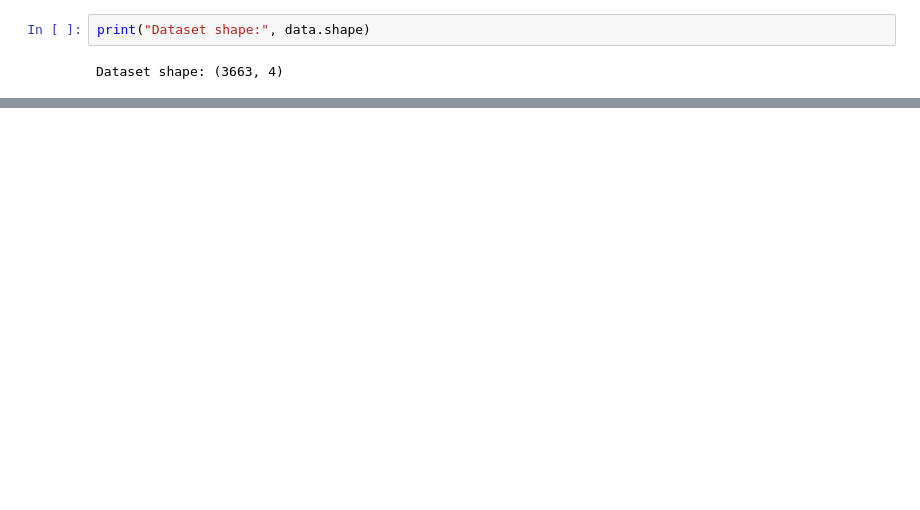
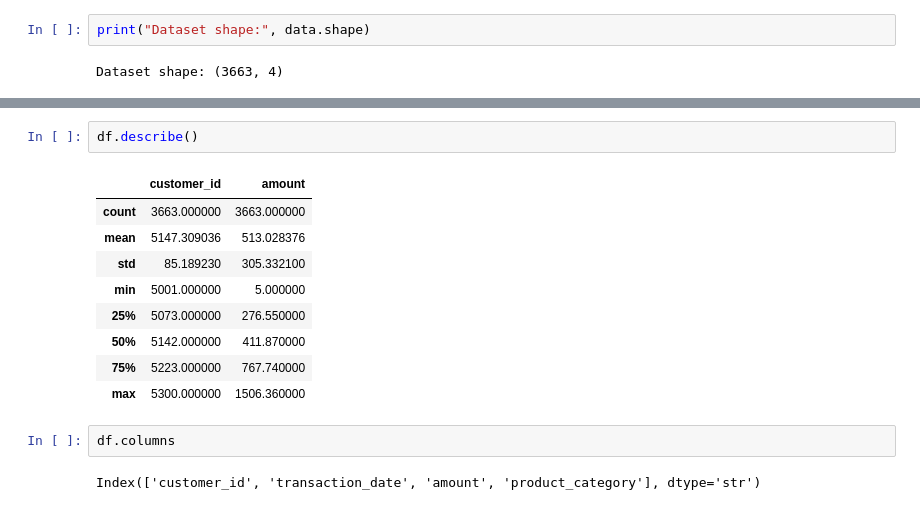
Before and after one commit to HozaifaMoustafa/arabian-ai-training, a Jupyter notebook: submissions/a3-tue-sat/a3-g03/01-ml-project/a3-g03_01-ml-project.ipynb, the cells around one changed output, grey strips where cells are left out. Cells and saved outputs as stored; diff of their text form; blank space fills up the shorter version.

```diff
--- a/submissions/a3-tue-sat/a3-g03/01-ml-project/a3-g03_01-ml-project.ipynb
+++ b/submissions/a3-tue-sat/a3-g03/01-ml-project/a3-g03_01-ml-project.ipynb
@@ -54,0 +69,16 @@ Dataset shape: (3663, 4)
+# %%
+df.describe()
+# %% [output]
+|  | customer_id | amount |
+| count | 3663.000000 | 3663.000000 |
+| mean | 5147.309036 | 513.028376 |
+| std | 85.189230 | 305.332100 |
+| min | 5001.000000 | 5.000000 |
+| 25% | 5073.000000 | 276.550000 |
+| 50% | 5142.000000 | 411.870000 |
+| 75% | 5223.000000 | 767.740000 |
+| max | 5300.000000 | 1506.360000 |
+# %%
+df.columns
+# %% [output]
+Index(['customer_id', 'transaction_date', 'amount', 'product_category'], dtype='str')
```
Also changed, not shown: parts of 47 cells of this notebook.
